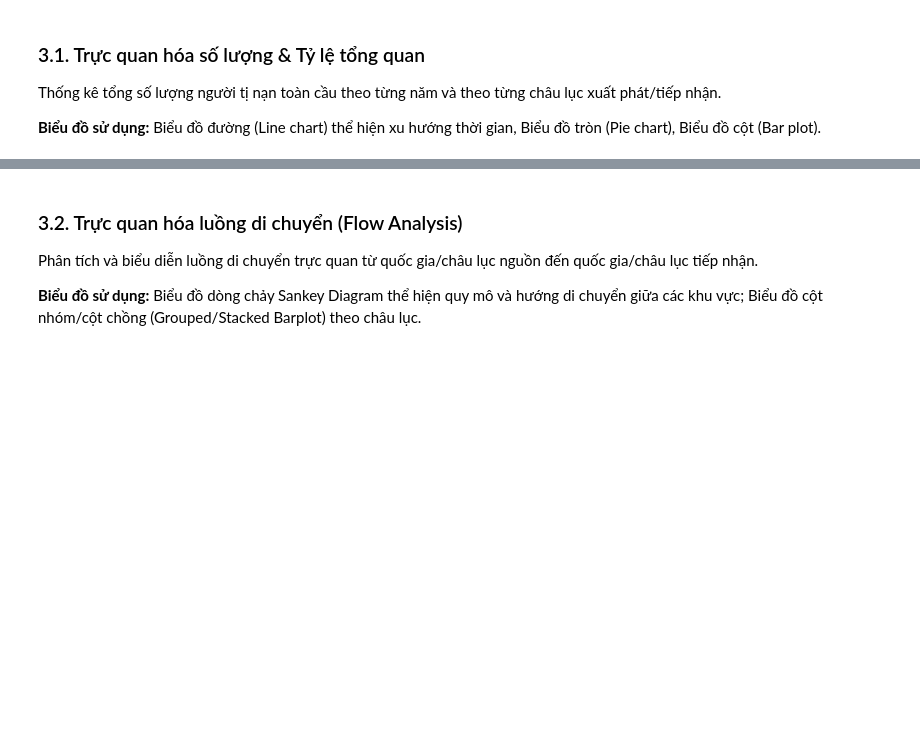
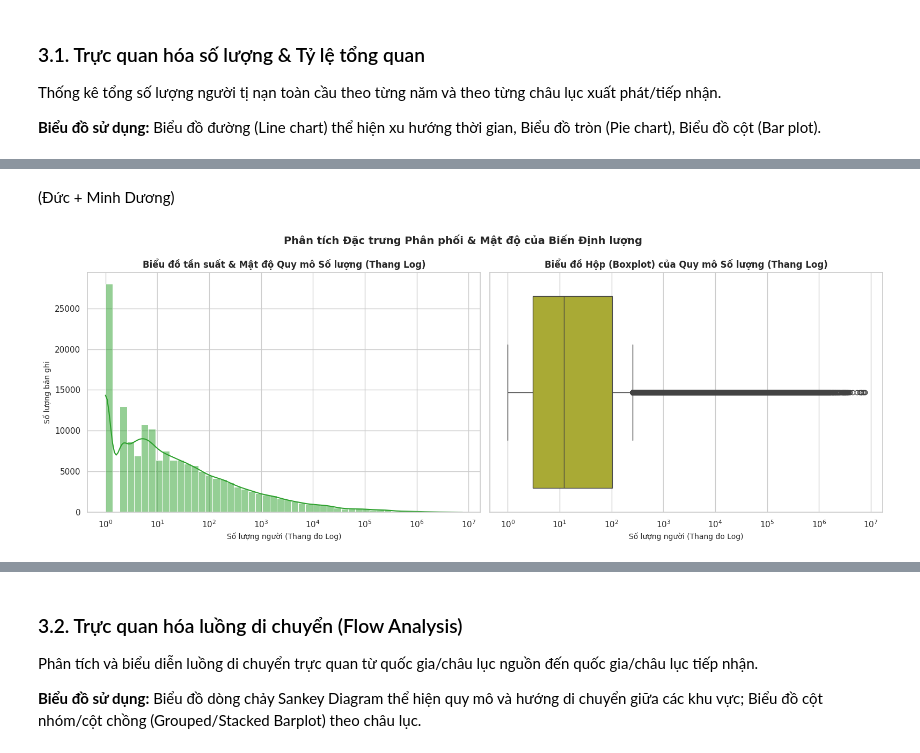
Before and after one commit to Dqkhanh123/Do_an1_Nhom1_2, a Jupyter notebook: Do_An_1_Nhom_1.ipynb, the cells around one changed output, grey strips where cells are left out. Saved outputs shown, nothing was run; the diff lists cells and outputs as text; code cells hidden in the pictures; blank space fills up the shorter version.

```diff
--- a/Do_An_1_Nhom_1.ipynb
+++ b/Do_An_1_Nhom_1.ipynb
@@ -231,0 +302,26 @@ Thống kê tổng số lượng người tị nạn toàn cầu theo từng nă
+# %% [markdown]
+(Đức + Minh Dương)
+# %%
+# --- 2. PHÂN PHỐI & MẬT ĐỘ (HISTOGRAM, BOXPLOT, DENSITY PLOT) ---
+# Loại bỏ các giá trị 0 để tập trung phân tích mật độ các giá trị dương thực tế
+positive_values = df_time[df_time['Value'] > 0]['Value']
+
+fig, axes = plt.subplots(1, 2, figsize=(16, 6))
+
+# Biểu đồ Histogram & Density trên thang đo Logarit để dễ quan sát do độ lệch lớn
+sns.histplot(positive_values, bins=50, kde=True, log_scale=True, ax=axes[0], color='#2ca02c')
+axes[0].set_title('Biểu đồ tần suất & Mật độ Quy mô Số lượng (Thang Log)', fontsize=12, fontweight='bold')
+axes[0].set_xlabel('Số lượng người (Thang đo Log)', fontsize=10)
+axes[0].set_ylabel('Số lượng bản ghi', fontsize=10)
+
+# Biểu đồ hộp Boxplot để xác định các giá trị ngoại lai của biến định lượng
+sns.boxplot(x=positive_values, ax=axes[1], color='#bcbd22')
+axes[1].set_xscale('log')
+axes[1].set_title('Biểu đồ Hộp (Boxplot) của Quy mô Số lượng (Thang Log)', fontsize=12, fontweight='bold')
+axes[1].set_xlabel('Số lượng người (Thang đo Log)', fontsize=10)
+
+plt.suptitle('Phân tích Đặc trưng Phân phối & Mật độ của Biến Định lượng', fontsize=14, fontweight='bold')
+plt.tight_layout()
+plt.show()
+# %% [output]
+[figure, added]
```
Also changed, not shown: parts of 16 cells of this notebook.
